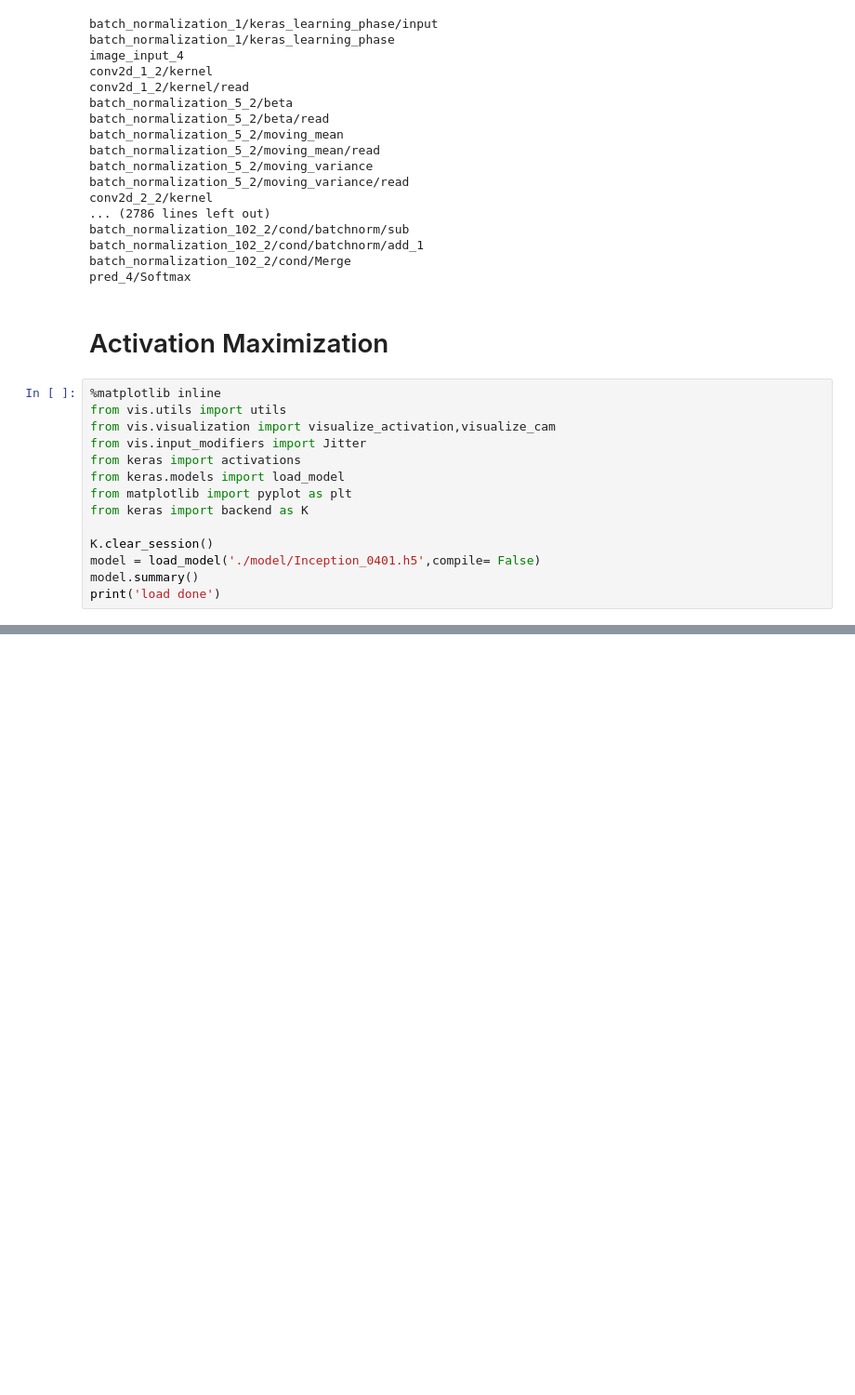
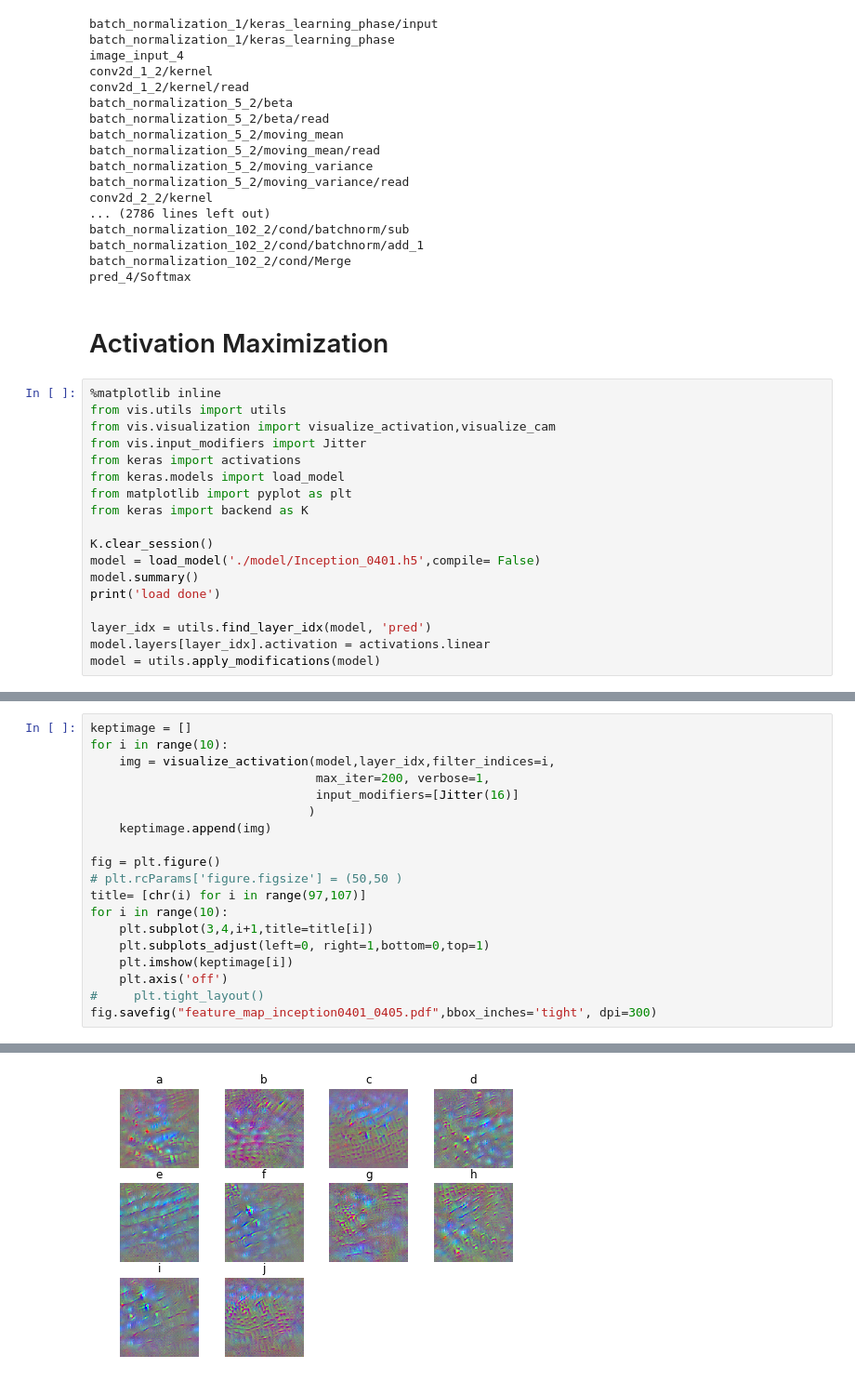
Before and after one commit to KaiTian4756/TomatoGuard, a Jupyter notebook: A Novel Tomato Leaf Disease Detection System Based on Deep Convolutional Neural Networks.ipynb, the cells around one changed output, grey strips where cells are left out. Shown at 93% size. Saved outputs shown, nothing was run; the diff lists cells and outputs as text; blank space fills up the shorter version.

```diff
--- a/A Novel Tomato Leaf Disease Detection System Based on Deep Convolutional Neural Networks.ipynb
+++ b/A Novel Tomato Leaf Disease Detection System Based on Deep Convolutional Neural Networks.ipynb
@@ -671,4 +672,8 @@ K.clear_session()
 model = load_model('./model/Inception_0401.h5',compile= False)
 model.summary()
 print('load done')
+
+layer_idx = utils.find_layer_idx(model, 'pred')
+model.layers[layer_idx].activation = activations.linear
+model = utils.apply_modifications(model)
 # %% [output]
@@ -691,0 +698,20 @@ load done
+# %%
+keptimage = []
+for i in range(10):
+    img = visualize_activation(model,layer_idx,filter_indices=i,
+                               max_iter=200, verbose=1,
+                               input_modifiers=[Jitter(16)]
+                              )
+    keptimage.append(img)
+
+fig = plt.figure()
+# plt.rcParams['figure.figsize'] = (50,50 )
+title= [chr(i) for i in range(97,107)]
+for i in range(10):
+    plt.subplot(3,4,i+1,title=title[i])
+    plt.subplots_adjust(left=0, right=1,bottom=0,top=1)
+    plt.imshow(keptimage[i])
+    plt.axis('off')
+#     plt.tight_layout()
+fig.savefig("feature_map_inception0401_0405.pdf",bbox_inches='tight', dpi=300)
+# %% [output]
@@ -691,0 +735 @@ load done
+[figure, added]
```
Also changed, not shown: parts of 13 cells of this notebook.
